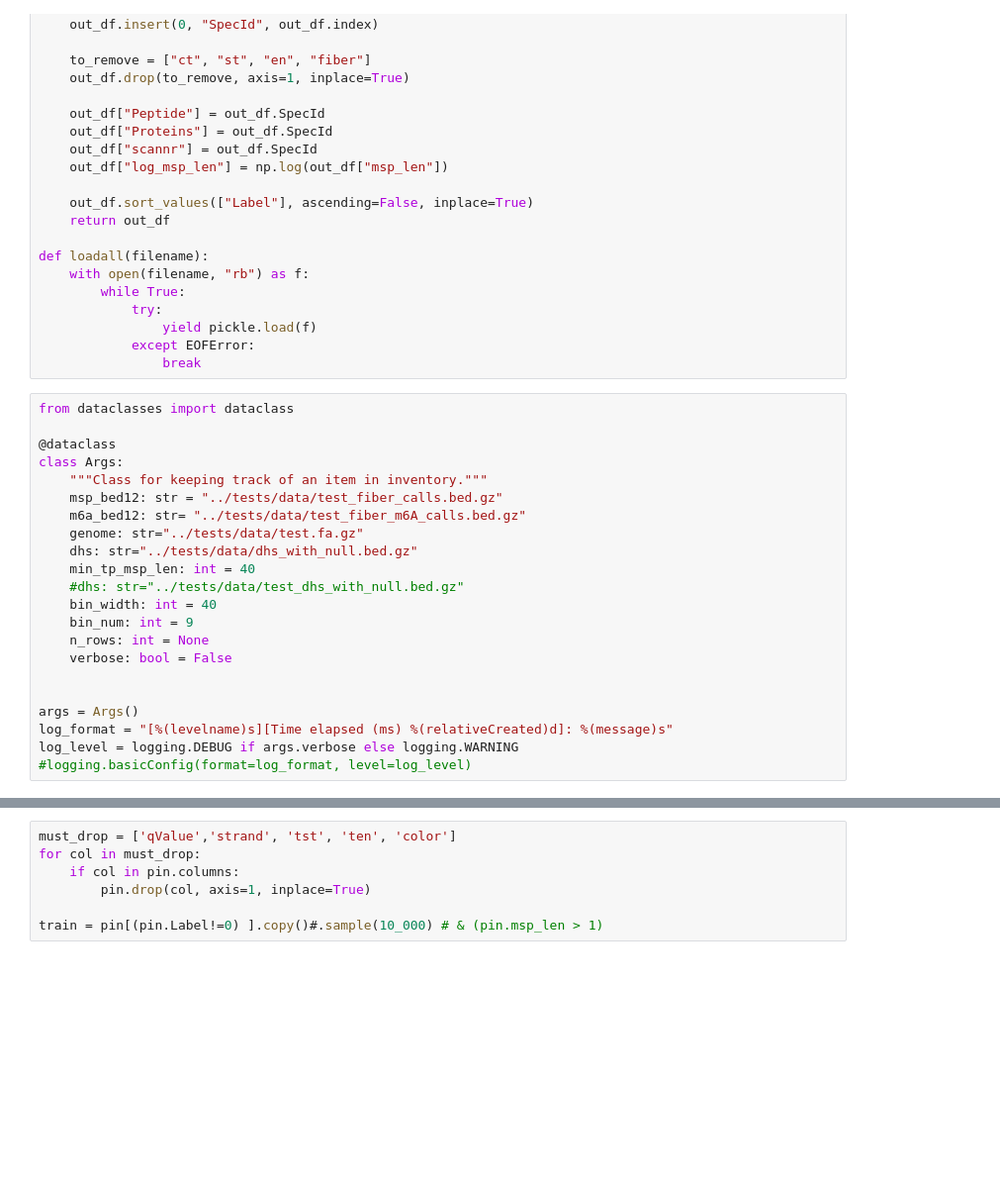
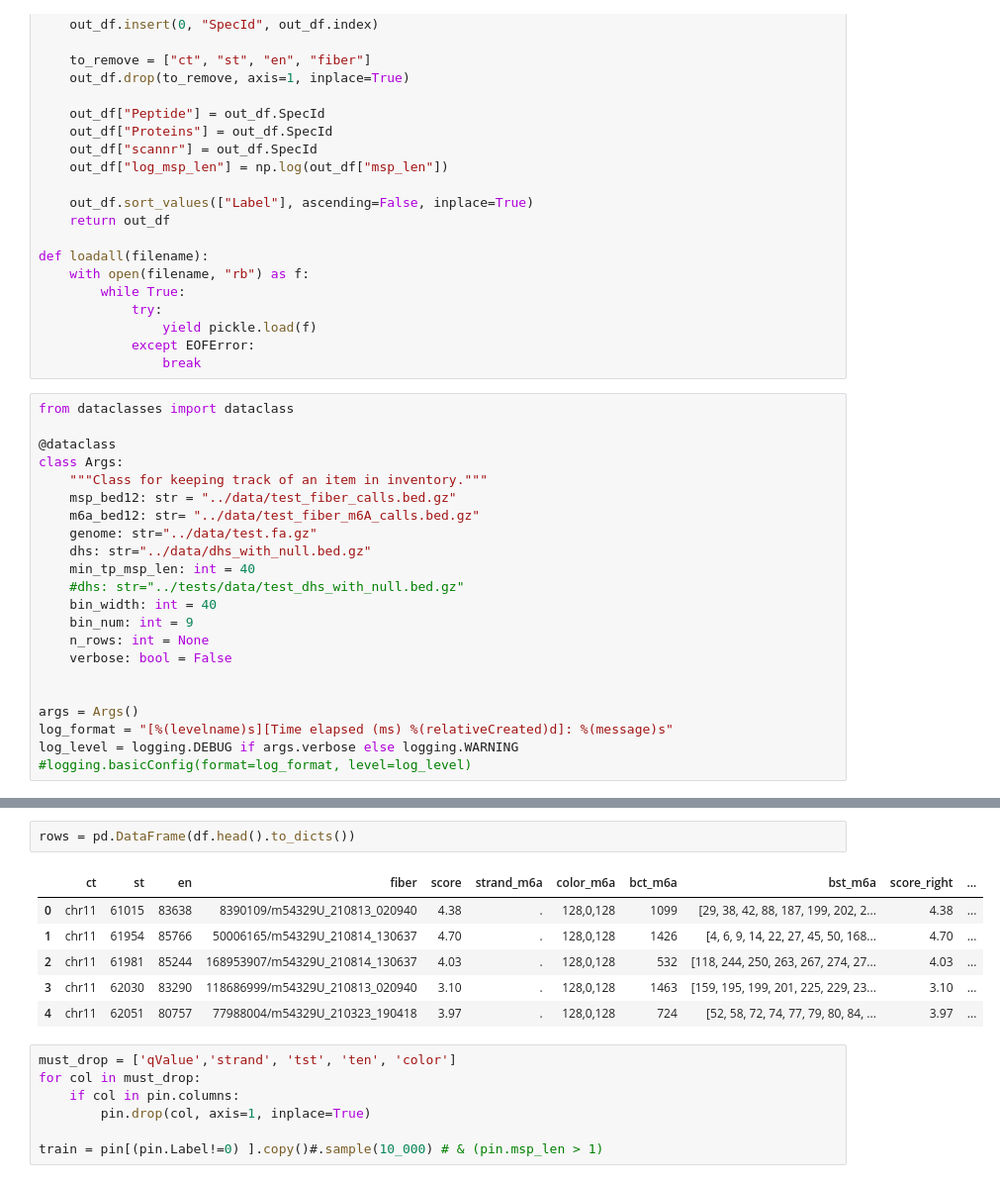
Before and after one commit to mrvollger/fibertools, a Jupyter notebook: scripts/play.ipynb, the cells around one changed output, grey strips where cells are left out. Shown at 99% size. Saved outputs shown, nothing was run; the diff lists cells and outputs as text; blank space fills up the shorter version.

```diff
--- a/scripts/play.ipynb
+++ b/scripts/play.ipynb
@@ -146,10 +146,10 @@ from dataclasses import dataclass
 @dataclass
 class Args:
     """Class for keeping track of an item in inventory."""
-    msp_bed12: str = "../tests/data/test_fiber_calls.bed.gz"
-    m6a_bed12: str= "../tests/data/test_fiber_m6A_calls.bed.gz"
-    genome: str="../tests/data/test.fa.gz"
-    dhs: str="../tests/data/dhs_with_null.bed.gz"
+    msp_bed12: str = "../data/test_fiber_calls.bed.gz"
+    m6a_bed12: str= "../data/test_fiber_m6A_calls.bed.gz"
+    genome: str="../data/test.fa.gz"
+    dhs: str="../data/dhs_with_null.bed.gz"
     min_tp_msp_len: int = 40
     #dhs: str="../tests/data/test_dhs_with_null.bed.gz"
     bin_width: int = 40
@@ -182,3 +228,12 @@ else:
+# %%
+rows = pd.DataFrame(df.head().to_dicts())
+# %% [output]
+|  | ct | st | en | fiber | score | strand_m6a | color_m6a | bct_m6a | bst_m6a | score_right | ... |
+| 0 | chr11 | 61015 | 83638 | 8390109/m54329U_210813_020940 | 4.38 | . | 128,0,128 | 1099 | [29, 38, 42, 88, 187, 199, 202, 2... | 4.38 | ... |
+| 1 | chr11 | 61954 | 85766 | 50006165/m54329U_210814_130637 | 4.70 | . | 128,0,128 | 1426 | [4, 6, 9, 14, 22, 27, 45, 50, 168... | 4.70 | ... |
+| 2 | chr11 | 61981 | 85244 | 168953907/m54329U_210814_130637 | 4.03 | . | 128,0,128 | 532 | [118, 244, 250, 263, 267, 274, 27... | 4.03 | ... |
+| 3 | chr11 | 62030 | 83290 | 118686999/m54329U_210813_020940 | 3.10 | . | 128,0,128 | 1463 | [159, 195, 199, 201, 225, 229, 23... | 3.10 | ... |
+| 4 | chr11 | 62051 | 80757 | 77988004/m54329U_210323_190418 | 3.97 | . | 128,0,128 | 724 | [52, 58, 72, 74, 77, 79, 80, 84, ... | 3.97 | ... |
 # %%
 must_drop = ['qValue','strand', 'tst', 'ten', 'color']
 for col in must_drop:
```
Also changed, not shown: parts of 5 cells of this notebook, 3 other files.
